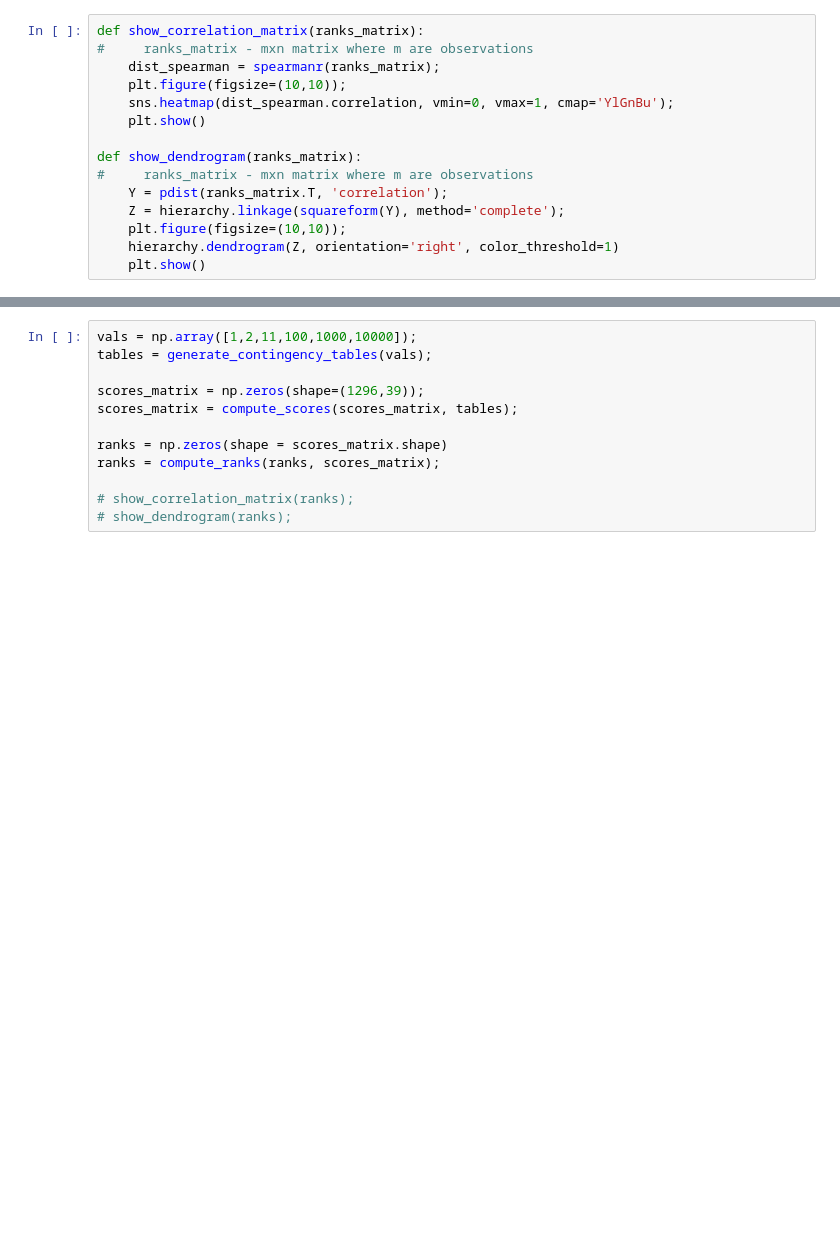
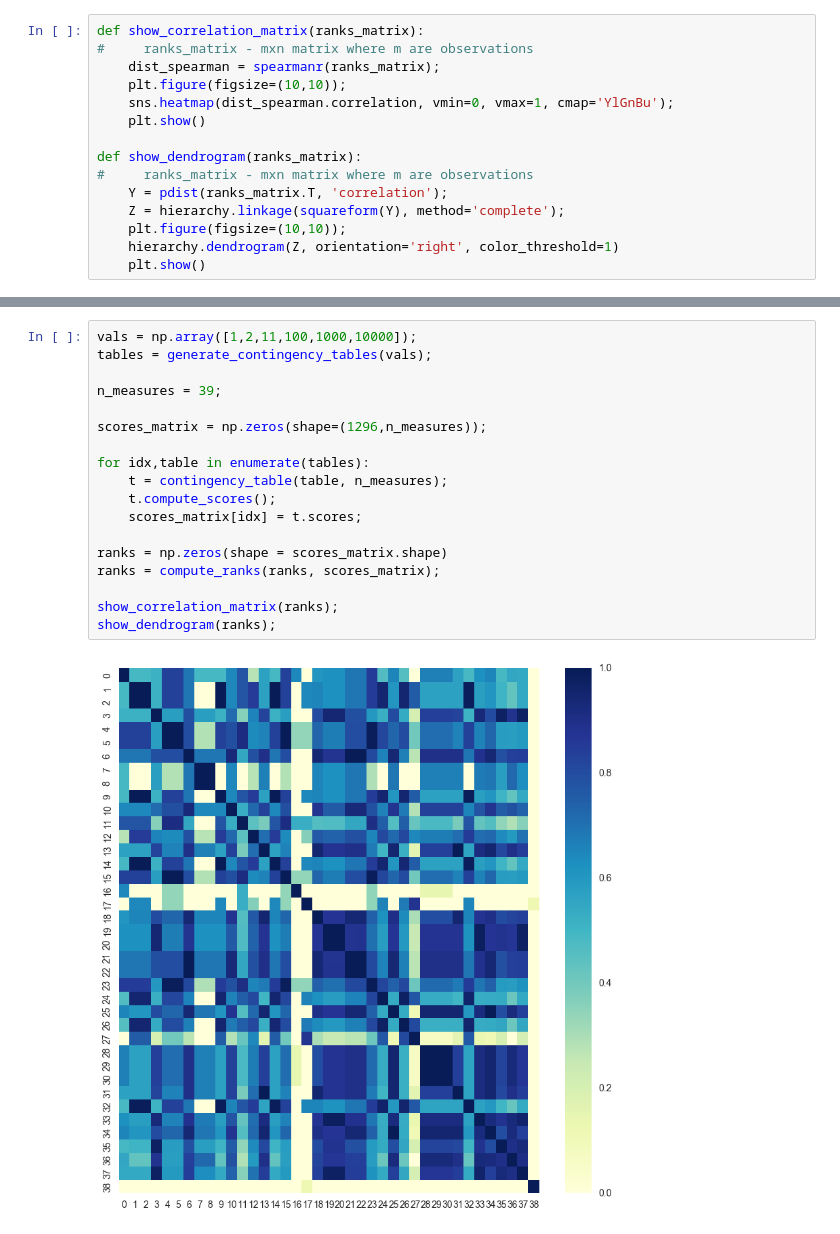
Before and after one commit to Nk173/arm_sourcecode, a Jupyter notebook: IM_rank_correlations.ipynb, the cells around one changed output, grey strips where cells are left out. Drawn from its saved outputs; the diff is of its cells as text; blank space fills up the shorter version.

```diff
--- a/IM_rank_correlations.ipynb
+++ b/IM_rank_correlations.ipynb
@@ -491,12 +307,20 @@ def show_dendrogram(ranks_matrix):
 # %%
 vals = np.array([1,2,11,100,1000,10000]);
 tables = generate_contingency_tables(vals);
 
-scores_matrix = np.zeros(shape=(1296,39));
-scores_matrix = compute_scores(scores_matrix, tables);
+n_measures = 39;
+
+scores_matrix = np.zeros(shape=(1296,n_measures));
+
+for idx,table in enumerate(tables):
+    t = contingency_table(table, n_measures);
+    t.compute_scores();
+    scores_matrix[idx] = t.scores;
 
 ranks = np.zeros(shape = scores_matrix.shape)
 ranks = compute_ranks(ranks, scores_matrix);
 
-# show_correlation_matrix(ranks);
-# show_dendrogram(ranks);
+show_correlation_matrix(ranks);
+show_dendrogram(ranks);
+# %% [output]
+[figure, added]
```
Also changed, not shown: parts of 22 cells of this notebook.
